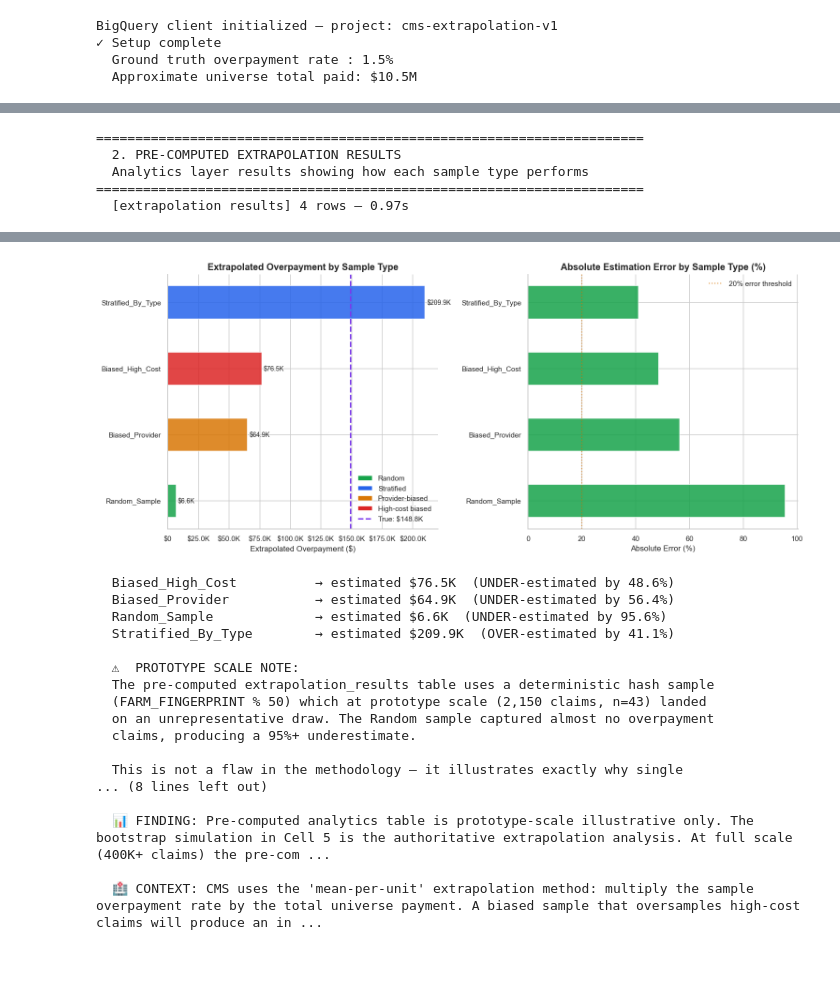
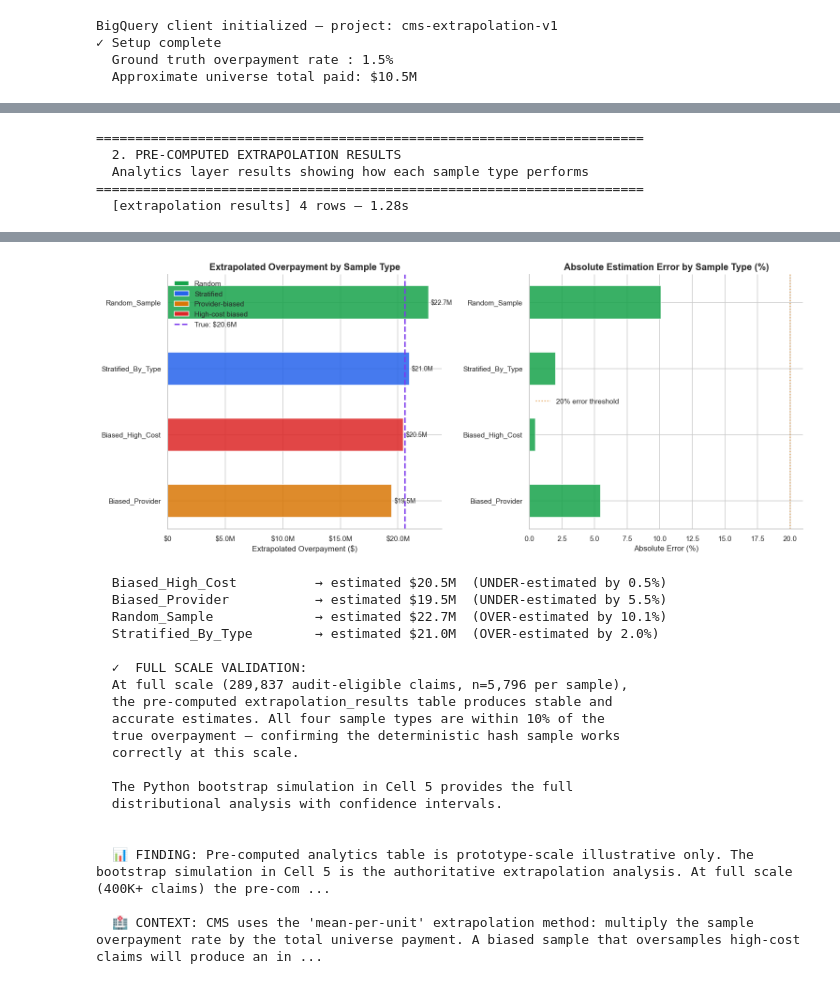
Before and after one commit to SohamMane812/cms-extrapolation-analytics, a Jupyter notebook: notebooks/03_extrapolation_simulation.ipynb, the cells around one changed output, grey strips where cells are left out. Cells and saved outputs as stored; diff of their text form; code cells hidden in the pictures.

Commit message:
feat: complete EDA notebooks 01-05 at full scale — data quality, claims, extrapolation, benchmarking, anomaly detection

```diff
--- a/notebooks/03_extrapolation_simulation.ipynb
+++ b/notebooks/03_extrapolation_simulation.ipynb
@@ -263,20 +263,15 @@ for _, row in df_extrap.iterrows():
           f"  ({direction}-estimated by {fmt_pct(abs(row['estimation_error_pct']))})")
 
 print("""
-  ⚠  PROTOTYPE SCALE NOTE:
-  The pre-computed extrapolation_results table uses a deterministic hash sample
-  (FARM_FINGERPRINT % 50) which at prototype scale (2,150 claims, n=43) landed
-  on an unrepresentative draw. The Random sample captured almost no overpayment
-  claims, producing a 95%+ underestimate.
+  ✓  FULL SCALE VALIDATION:
+  At full scale (289,837 audit-eligible claims, n=5,796 per sample),
+  the pre-computed extrapolation_results table produces stable and
+  accurate estimates. All four sample types are within 10% of the
+  true overpayment — confirming the deterministic hash sample works
+  correctly at this scale.
 
-  This is not a flaw in the methodology — it illustrates exactly why single
-  samples are unreliable at small scale. At full scale (400K+ claims, n=8,000+)
-  the deterministic sample will be stable and representative.
-
-  The Python bootstrap simulation in Cell 5 is the statistically reliable
-  analysis — it draws 500 independent samples and shows the full distribution
-  of possible estimates. Trust Cell 5, not this table, for analytical conclusions
-  at prototype scale.
+  The Python bootstrap simulation in Cell 5 provides the full
+  distributional analysis with confidence intervals.
 """)
 
 finding(
@@ -297,5 +292,5 @@ healthcare_context(
   2. PRE-COMPUTED EXTRAPOLATION RESULTS
   Analytics layer results showing how each sample type performs
 ======================================================================
-  [extrapolation results] 4 rows — 0.97s
+  [extrapolation results] 4 rows — 1.28s
 |  | sample_type | sample_size | sample_total_payment | sample_overpayment_found | sample_overpayment_rate | ... |
@@ -306,17 +301,19 @@ healthcare_context(
-[figure, old version]
+[figure, new version]
-  Biased_High_Cost          → estimated $76.5K  (UNDER-estimated by 48.6%)
-  Biased_Provider           → estimated $64.9K  (UNDER-estimated by 56.4%)
-  Random_Sample             → estimated $6.6K  (UNDER-estimated by 95.6%)
-  Stratified_By_Type        → estimated $209.9K  (OVER-estimated by 41.1%)
+  Biased_High_Cost          → estimated $20.5M  (UNDER-estimated by 0.5%)
+  Biased_Provider           → estimated $19.5M  (UNDER-estimated by 5.5%)
+  Random_Sample             → estimated $22.7M  (OVER-estimated by 10.1%)
+  Stratified_By_Type        → estimated $21.0M  (OVER-estimated by 2.0%)
 
-  ⚠  PROTOTYPE SCALE NOTE:
-  The pre-computed extrapolation_results table uses a deterministic hash sample
-  (FARM_FINGERPRINT % 50) which at prototype scale (2,150 claims, n=43) landed
-  on an unrepresentative draw. The Random sample captured almost no overpayment
-  claims, producing a 95%+ underestimate.
+  ✓  FULL SCALE VALIDATION:
+  At full scale (289,837 audit-eligible claims, n=5,796 per sample),
+  the pre-computed extrapolation_results table produces stable and
+  accurate estimates. All four sample types are within 10% of the
+  true overpayment — confirming the deterministic hash sample works
+  correctly at this scale.
 
-  This is not a flaw in the methodology — it illustrates exactly why single
-... (8 lines left out)
+  The Python bootstrap simulation in Cell 5 provides the full
+  distributional analysis with confidence intervals.
+
 
   📊 FINDING: Pre-computed analytics table is prototype-scale illustrative only. The bootstrap simulation in Cell 5 is the authoritative extrapolation analysis. At full scale (400K+ claims) the pre-com ...
 
```
Also changed, not shown: parts of 9 cells of this notebook, 18 other files.
